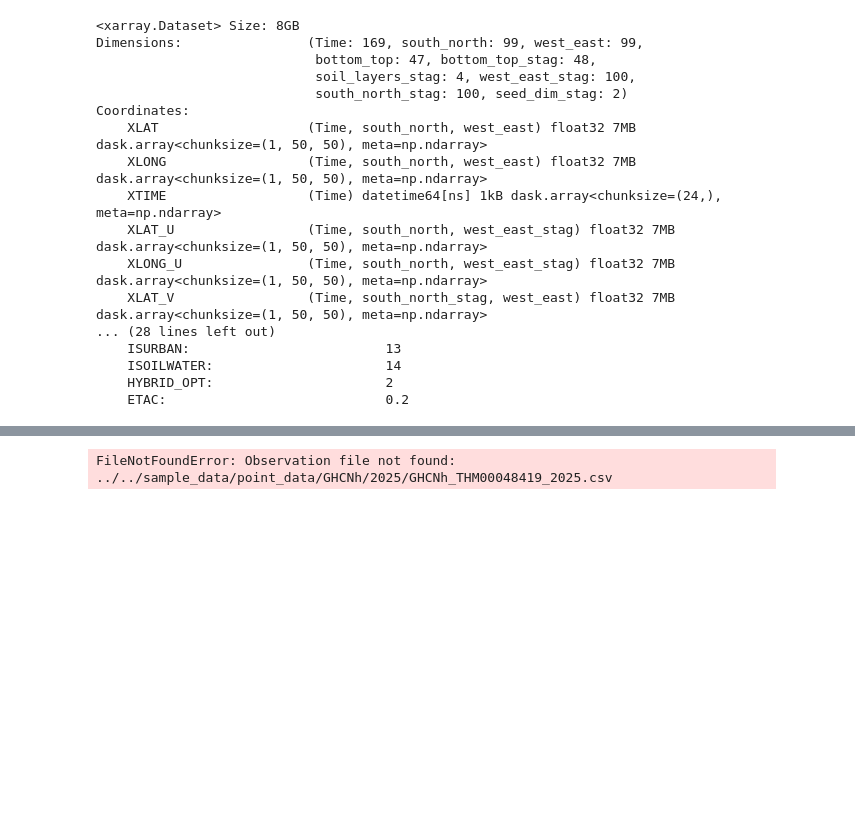
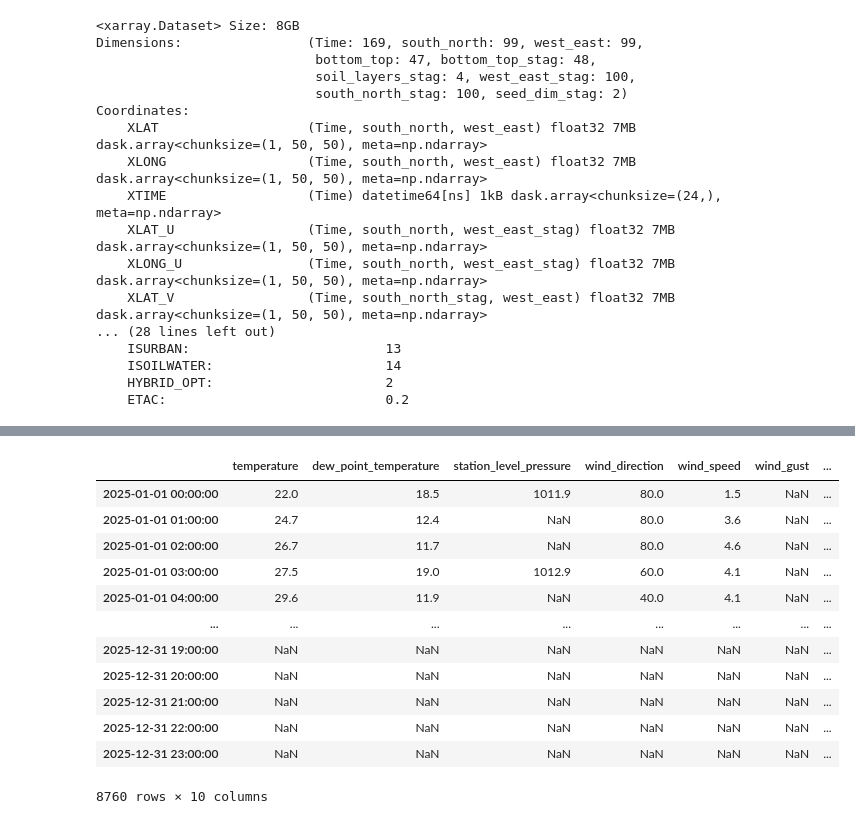
Before and after one commit to AtmosSciTools/WRF_tools, a Jupyter notebook: notebooks/visualization/20_timeseries_point.ipynb, the cells around one changed output, grey strips where cells are left out. Cells and saved outputs as stored; diff of their text form; code cells hidden in the pictures; blank space fills up the shorter version.

```diff
--- a/notebooks/visualization/20_timeseries_point.ipynb
+++ b/notebooks/visualization/20_timeseries_point.ipynb
@@ -271,37 +274,51 @@ wrf_df
 # %%
 # ----------------------
 # 4) Load observations and align
 # ----------------------
 
 def extract_observation_daya(obs_dir, dataset, station_id, year):
     obs_path = os.path.join(obs_dir, f"{dataset}_{station_id}_{year}.csv")
     if not os.path.exists(obs_path):
         raise FileNotFoundError(f"Observation file not found: {obs_path}")
 
     # Try to parse time; guess time column
-    obs_df = pd.read_csv(obs_path)
+    obs_df = pd.read_csv(obs_path, index_col=0)
+    obs_df.index = pd.to_datetime(obs_df.index)
 
-    # Find a likely datetime column
-    time_col_candidates = [c for c in obs_df.columns if c.lower() in ("time","datetime","date","timestamp")]
-    if time_col_candidates:
-        tcol = time_col_candidates[0]
-        obs_df[tcol] = pd.to_datetime(obs_df[tcol])
-        obs_df = obs_df.set_index(tcol)
-    else:
-        # If no explicit time column, attempt to parse the index
-        try:
-            obs_df.index = pd.to_datetime(obs_df.index)
-        except Exception:
-            raise ValueError("Could not find/parse a datetime column in observations.")
+    # # Find a likely datetime column
+    # time_col_candidates = [c for c in obs_df.columns if c.lower() in ("time","datetime","date","timestamp")]
+    # if time_col_candidates:
+    #     tcol = time_col_candidates[0]
+    #     obs_df[tcol] = pd.to_datetime(obs_df[tcol])
+    #     obs_df = obs_df.set_index(tcol)
+    # else:
+    #     # If no explicit time column, attempt to parse the index
+    #     try:
+    #         obs_df.index = pd.to_datetime(obs_df.index)
+    #     except Exception:
+    #         raise ValueError("Could not find/parse a datetime column in observations.")
 
     obs_df = obs_df[variable_map.keys()]
     obs_df[start_date:end_date]
     # Inner-join on timestamp
     return obs_df
 
 obs_df = extract_observation_daya(obs_dir, dataset, station_id, year)
+obs_df
 # %% [output]
+|  | temperature | dew_point_temperature | station_level_pressure | wind_direction | wind_speed | wind_gust | ... |
+| 2025-01-01 00:00:00 | 22.0 | 18.5 | 1011.9 | 80.0 | 1.5 | NaN | ... |
+| 2025-01-01 01:00:00 | 24.7 | 12.4 | NaN | 80.0 | 3.6 | NaN | ... |
+| 2025-01-01 02:00:00 | 26.7 | 11.7 | NaN | 80.0 | 4.6 | NaN | ... |
+| 2025-01-01 03:00:00 | 27.5 | 19.0 | 1012.9 | 60.0 | 4.1 | NaN | ... |
+| 2025-01-01 04:00:00 | 29.6 | 11.9 | NaN | 40.0 | 4.1 | NaN | ... |
+| ... | ... | ... | ... | ... | ... | ... | ... |
+| 2025-12-31 19:00:00 | NaN | NaN | NaN | NaN | NaN | NaN | ... |
+| 2025-12-31 20:00:00 | NaN | NaN | NaN | NaN | NaN | NaN | ... |
+| 2025-12-31 21:00:00 | NaN | NaN | NaN | NaN | NaN | NaN | ... |
+| 2025-12-31 22:00:00 | NaN | NaN | NaN | NaN | NaN | NaN | ... |
+| 2025-12-31 23:00:00 | NaN | NaN | NaN | NaN | NaN | NaN | ... |
-FileNotFoundError: Observation file not found: ../../sample_data/point_data/GHCNh/2025/GHCNh_THM00048419_2025.csv
+8760 rows × 10 columns
 # %%
 # ----------------------
 # 5) Quick comparison stats (bias/RMSE) for mapped variables that exist on both sides
```
Also changed, not shown: parts of 7 cells of this notebook.
